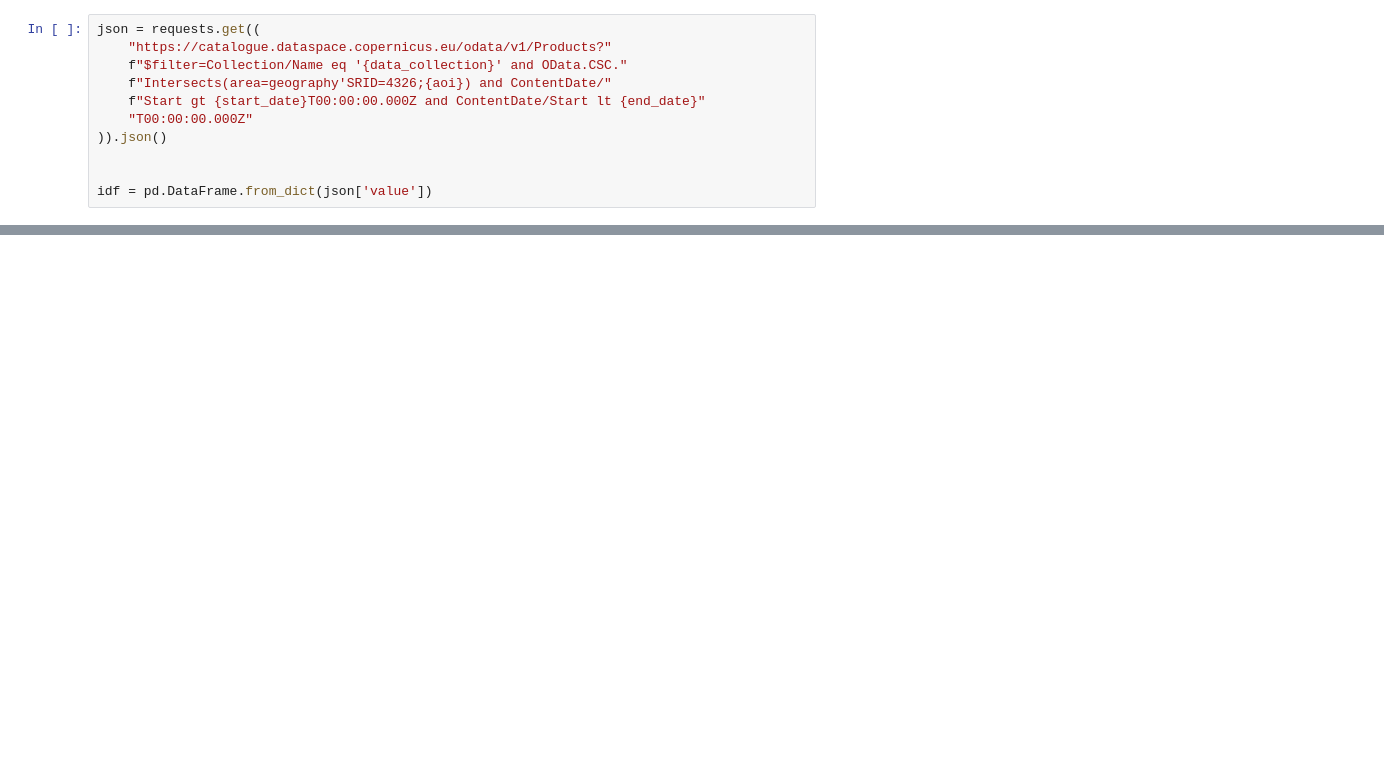
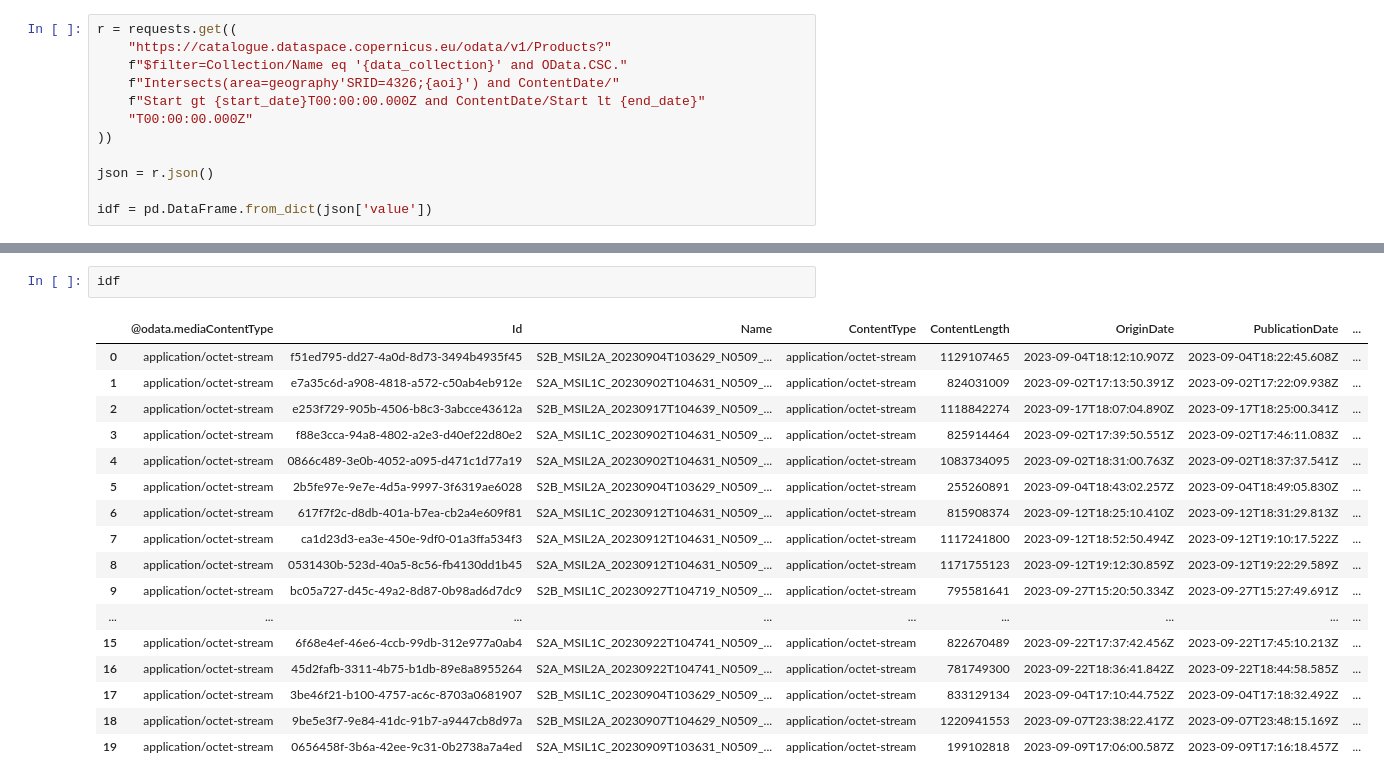
Before and after one commit to jasp382/glass, a Jupyter notebook: exp/devcode/download_sentinel.ipynb, the cells around one changed output, grey strips where cells are left out. Saved outputs shown, nothing was run; the diff lists cells and outputs as text; blank space fills up the shorter version.

```diff
--- a/exp/devcode/download_sentinel.ipynb
+++ b/exp/devcode/download_sentinel.ipynb
@@ -23,11 +48,12 @@ aoi = "POLYGON((-8.43237589108553 40.2009900376991,-8.40206339519716 40.20083743
 # %%
-json = requests.get((
+r = requests.get((
     "https://catalogue.dataspace.copernicus.eu/odata/v1/Products?"
     f"$filter=Collection/Name eq '{data_collection}' and OData.CSC."
-    f"Intersects(area=geography'SRID=4326;{aoi}) and ContentDate/"
+    f"Intersects(area=geography'SRID=4326;{aoi}') and ContentDate/"
     f"Start gt {start_date}T00:00:00.000Z and ContentDate/Start lt {end_date}"
     "T00:00:00.000Z"
-)).json()
+))
 
+json = r.json()
 
 idf = pd.DataFrame.from_dict(json['value'])
@@ -35,0 +88,20 @@ json
+# %%
+idf
+# %% [output]
+|  | @odata.mediaContentType | Id | Name | ContentType | ContentLength | OriginDate | PublicationDate | ... |
+| 0 | application/octet-stream | f51ed795-dd27-4a0d-8d73-3494b4935f45 | S2B_MSIL2A_20230904T103629_N0509_... | application/octet-stream | 1129107465 | 2023-09-04T18:12:10.907Z | 2023-09-04T18:22:45.608Z | ... |
+| 1 | application/octet-stream | e7a35c6d-a908-4818-a572-c50ab4eb912e | S2A_MSIL1C_20230902T104631_N0509_... | application/octet-stream | 824031009 | 2023-09-02T17:13:50.391Z | 2023-09-02T17:22:09.938Z | ... |
+| 2 | application/octet-stream | e253f729-905b-4506-b8c3-3abcce43612a | S2B_MSIL2A_20230917T104639_N0509_... | application/octet-stream | 1118842274 | 2023-09-17T18:07:04.890Z | 2023-09-17T18:25:00.341Z | ... |
+| 3 | application/octet-stream | f88e3cca-94a8-4802-a2e3-d40ef22d80e2 | S2A_MSIL1C_20230902T104631_N0509_... | application/octet-stream | 825914464 | 2023-09-02T17:39:50.551Z | 2023-09-02T17:46:11.083Z | ... |
+| 4 | application/octet-stream | 0866c489-3e0b-4052-a095-d471c1d77a19 | S2A_MSIL2A_20230902T104631_N0509_... | application/octet-stream | 1083734095 | 2023-09-02T18:31:00.763Z | 2023-09-02T18:37:37.541Z | ... |
+| 5 | application/octet-stream | 2b5fe97e-9e7e-4d5a-9997-3f6319ae6028 | S2B_MSIL2A_20230904T103629_N0509_... | application/octet-stream | 255260891 | 2023-09-04T18:43:02.257Z | 2023-09-04T18:49:05.830Z | ... |
+| 6 | application/octet-stream | 617f7f2c-d8db-401a-b7ea-cb2a4e609f81 | S2A_MSIL1C_20230912T104631_N0509_... | application/octet-stream | 815908374 | 2023-09-12T18:25:10.410Z | 2023-09-12T18:31:29.813Z | ... |
+| 7 | application/octet-stream | ca1d23d3-ea3e-450e-9df0-01a3ffa534f3 | S2A_MSIL2A_20230912T104631_N0509_... | application/octet-stream | 1117241800 | 2023-09-12T18:52:50.494Z | 2023-09-12T19:10:17.522Z | ... |
+| 8 | application/octet-stream | 0531430b-523d-40a5-8c56-fb4130dd1b45 | S2A_MSIL2A_20230912T104631_N0509_... | application/octet-stream | 1171755123 | 2023-09-12T19:12:30.859Z | 2023-09-12T19:22:29.589Z | ... |
+| 9 | application/octet-stream | bc05a727-d45c-49a2-8d87-0b98ad6d7dc9 | S2B_MSIL1C_20230927T104719_N0509_... | application/octet-stream | 795581641 | 2023-09-27T15:20:50.334Z | 2023-09-27T15:27:49.691Z | ... |
+| ... | ... | ... | ... | ... | ... | ... | ... | ... |
+| 15 | application/octet-stream | 6f68e4ef-46e6-4ccb-99db-312e977a0ab4 | S2A_MSIL1C_20230922T104741_N0509_... | application/octet-stream | 822670489 | 2023-09-22T17:37:42.456Z | 2023-09-22T17:45:10.213Z | ... |
+| 16 | application/octet-stream | 45d2fafb-3311-4b75-b1db-89e8a8955264 | S2A_MSIL2A_20230922T104741_N0509_... | application/octet-stream | 781749300 | 2023-09-22T18:36:41.842Z | 2023-09-22T18:44:58.585Z | ... |
+| 17 | application/octet-stream | 3be46f21-b100-4757-ac6c-8703a0681907 | S2B_MSIL1C_20230904T103629_N0509_... | application/octet-stream | 833129134 | 2023-09-04T17:10:44.752Z | 2023-09-04T17:18:32.492Z | ... |
+| 18 | application/octet-stream | 9be5e3f7-9e84-41dc-91b7-a9447cb8d97a | S2B_MSIL2A_20230907T104629_N0509_... | application/octet-stream | 1220941553 | 2023-09-07T23:38:22.417Z | 2023-09-07T23:48:15.169Z | ... |
+| 19 | application/octet-stream | 0656458f-3b6a-42ee-9c31-0b2738a7a4ed | S2A_MSIL1C_20230909T103631_N0509_... | application/octet-stream | 199102818 | 2023-09-09T17:06:00.587Z | 2023-09-09T17:16:18.457Z | ... |
```
Also changed, not shown: parts of 10 cells of this notebook, 3 other files.
